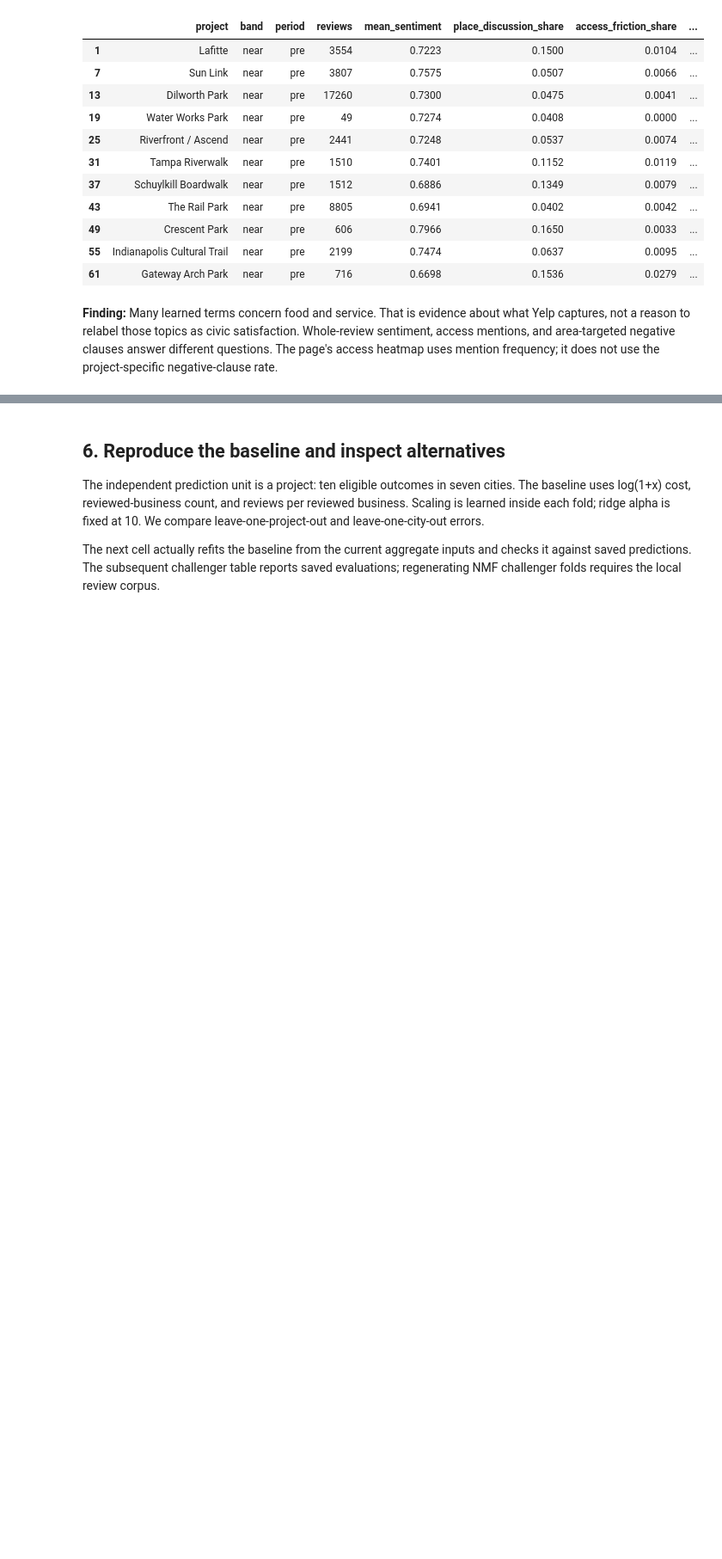
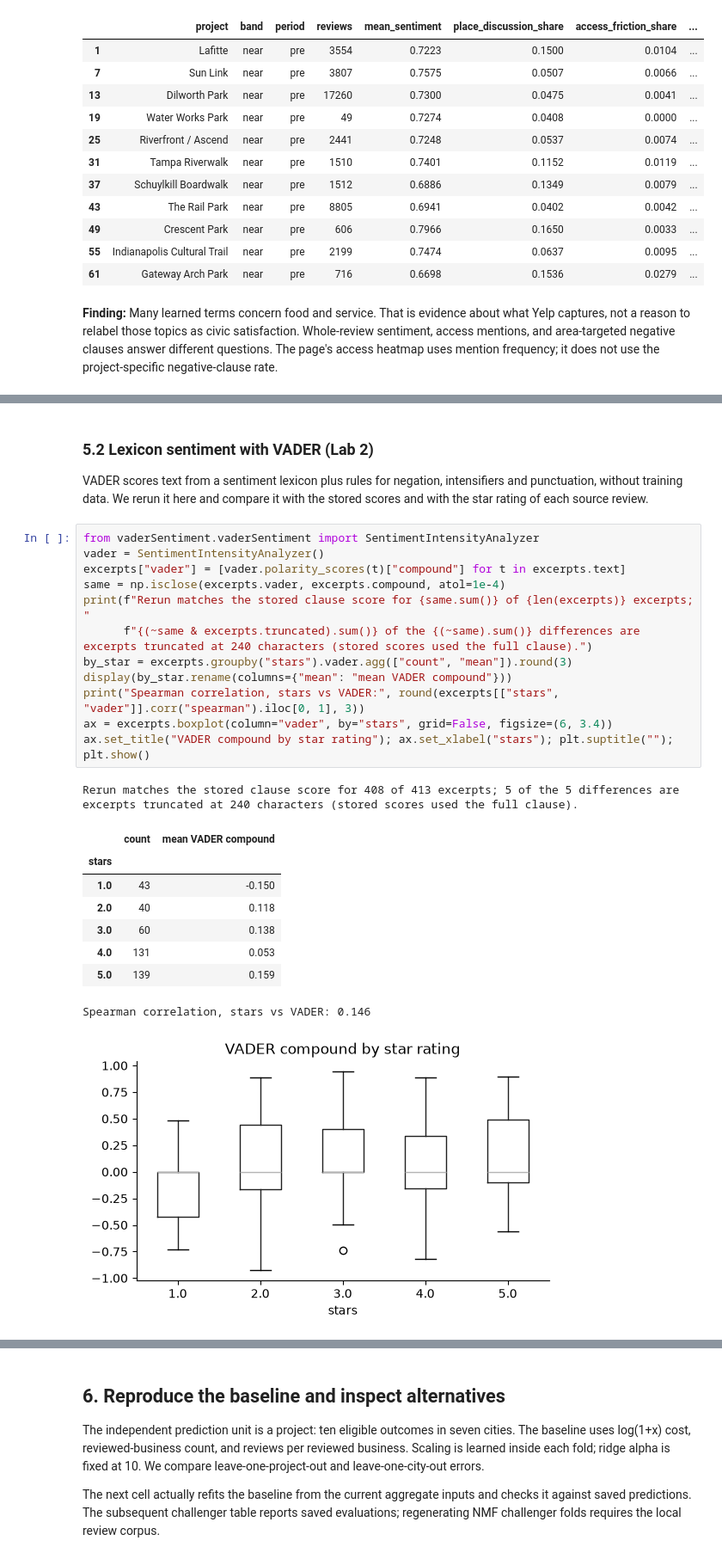
Before and after one commit to intreaction/neighborhood-sentiment-map, a Jupyter notebook: output/jupyter-notebook/Project_Research_Walkthrough.ipynb, the cells around one changed output, grey strips where cells are left out. Shown at 86% size. Saved outputs shown, nothing was run; the diff lists cells and outputs as text; blank space fills up the shorter version.

```diff
--- a/output/jupyter-notebook/Project_Research_Walkthrough.ipynb
+++ b/output/jupyter-notebook/Project_Research_Walkthrough.ipynb
@@ -280,0 +313,27 @@ Independently human-reviewed labels: 0
+# %% [markdown]
+### 5.2 Lexicon sentiment with VADER (Lab 2)
+
+VADER scores text from a sentiment lexicon plus rules for negation, intensifiers and punctuation, without training data. We rerun it here and compare it with the stored scores and with the star rating of each source review.
+# %%
+from vaderSentiment.vaderSentiment import SentimentIntensityAnalyzer
+vader = SentimentIntensityAnalyzer()
+excerpts["vader"] = [vader.polarity_scores(t)["compound"] for t in excerpts.text]
+same = np.isclose(excerpts.vader, excerpts.compound, atol=1e-4)
+print(f"Rerun matches the stored clause score for {same.sum()} of {len(excerpts)} excerpts; "
+      f"{(~same & excerpts.truncated).sum()} of the {(~same).sum()} differences are excerpts truncated at 240 characters (stored scores used the full clause).")
+by_star = excerpts.groupby("stars").vader.agg(["count", "mean"]).round(3)
+display(by_star.rename(columns={"mean": "mean VADER compound"}))
+print("Spearman correlation, stars vs VADER:", round(excerpts[["stars", "vader"]].corr("spearman").iloc[0, 1], 3))
+ax = excerpts.boxplot(column="vader", by="stars", grid=False, figsize=(6, 3.4))
+ax.set_title("VADER compound by star rating"); ax.set_xlabel("stars"); plt.suptitle(""); plt.show()
+# %% [output]
+Rerun matches the stored clause score for 408 of 413 excerpts; 5 of the 5 differences are excerpts truncated at 240 characters (stored scores used the full clause).
+|  | count | mean VADER compound |
+| stars |  |  |
+| 1.0 | 43 | -0.150 |
+| 2.0 | 40 | 0.118 |
+| 3.0 | 60 | 0.138 |
+| 4.0 | 131 | 0.053 |
+| 5.0 | 139 | 0.159 |
+Spearman correlation, stars vs VADER: 0.146
+[figure, added]
```
Also changed, not shown: parts of 16 cells of this notebook, 7 other files.
